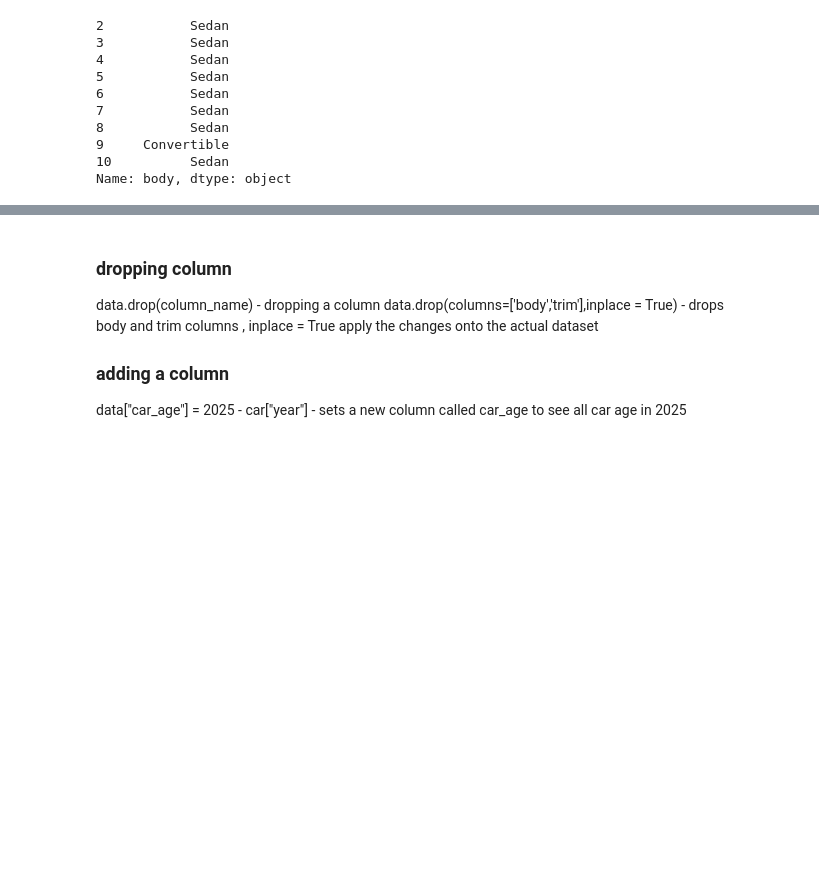
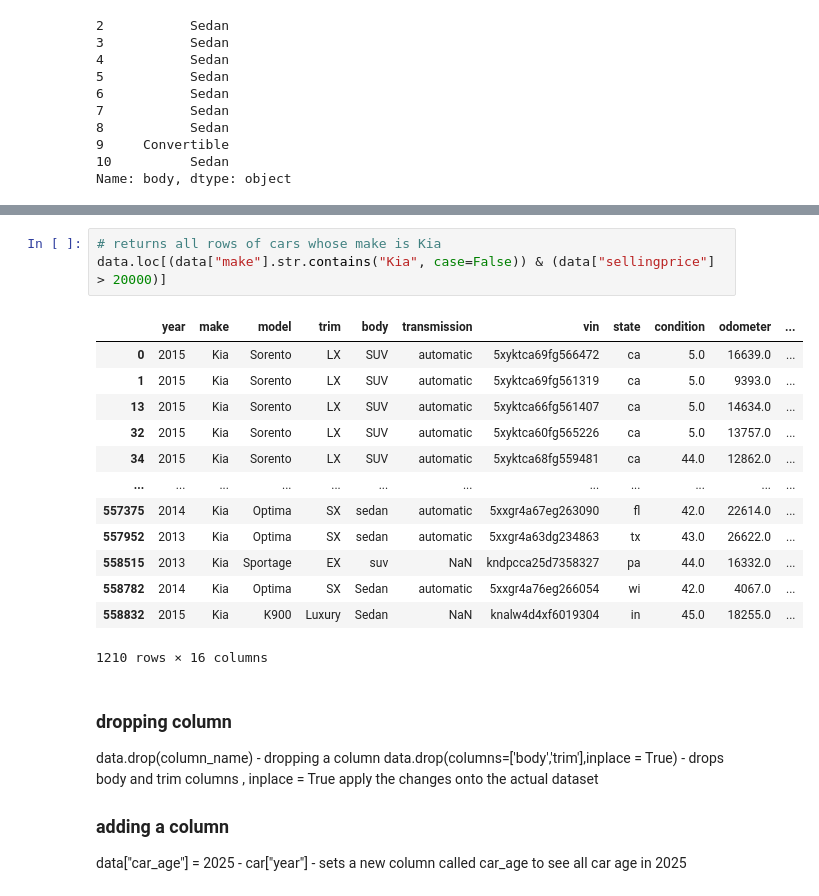
Before and after one commit to johnatanAvotsoa/Datascience_training, a Jupyter notebook: notebooks/pandas.ipynb, the cells around one changed output, grey strips where cells are left out. Cells and saved outputs as stored; diff of their text form; blank space fills up the shorter version.

```diff
--- a/notebooks/pandas.ipynb
+++ b/notebooks/pandas.ipynb
@@ -61,3 +95,20 @@ data.loc[data.model.isin(["Sorento" , "S60"])]
+# %%
+# returns all rows of cars whose make is Kia
+data.loc[(data["make"].str.contains("Kia", case=False)) & (data["sellingprice"] > 20000)]
+# %% [output]
+|  | year | make | model | trim | body | transmission | vin | state | condition | odometer | ... |
+| 0 | 2015 | Kia | Sorento | LX | SUV | automatic | 5xyktca69fg566472 | ca | 5.0 | 16639.0 | ... |
+| 1 | 2015 | Kia | Sorento | LX | SUV | automatic | 5xyktca69fg561319 | ca | 5.0 | 9393.0 | ... |
+| 13 | 2015 | Kia | Sorento | LX | SUV | automatic | 5xyktca66fg561407 | ca | 5.0 | 14634.0 | ... |
+| 32 | 2015 | Kia | Sorento | LX | SUV | automatic | 5xyktca60fg565226 | ca | 5.0 | 13757.0 | ... |
+| 34 | 2015 | Kia | Sorento | LX | SUV | automatic | 5xyktca68fg559481 | ca | 44.0 | 12862.0 | ... |
+| ... | ... | ... | ... | ... | ... | ... | ... | ... | ... | ... | ... |
+| 557375 | 2014 | Kia | Optima | SX | sedan | automatic | 5xxgr4a67eg263090 | fl | 42.0 | 22614.0 | ... |
+| 557952 | 2013 | Kia | Optima | SX | sedan | automatic | 5xxgr4a63dg234863 | tx | 43.0 | 26622.0 | ... |
+| 558515 | 2013 | Kia | Sportage | EX | suv | NaN | kndpcca25d7358327 | pa | 44.0 | 16332.0 | ... |
+| 558782 | 2014 | Kia | Optima | SX | Sedan | automatic | 5xxgr4a76eg266054 | wi | 42.0 | 4067.0 | ... |
+| 558832 | 2015 | Kia | K900 | Luxury | Sedan | NaN | knalw4d4xf6019304 | in | 45.0 | 18255.0 | ... |
+1210 rows × 16 columns
 # %% [markdown]
 ### dropping column
 data.drop(column_name) - dropping a column
```
Also changed, not shown: parts of 16 cells of this notebook, 7 other files.
